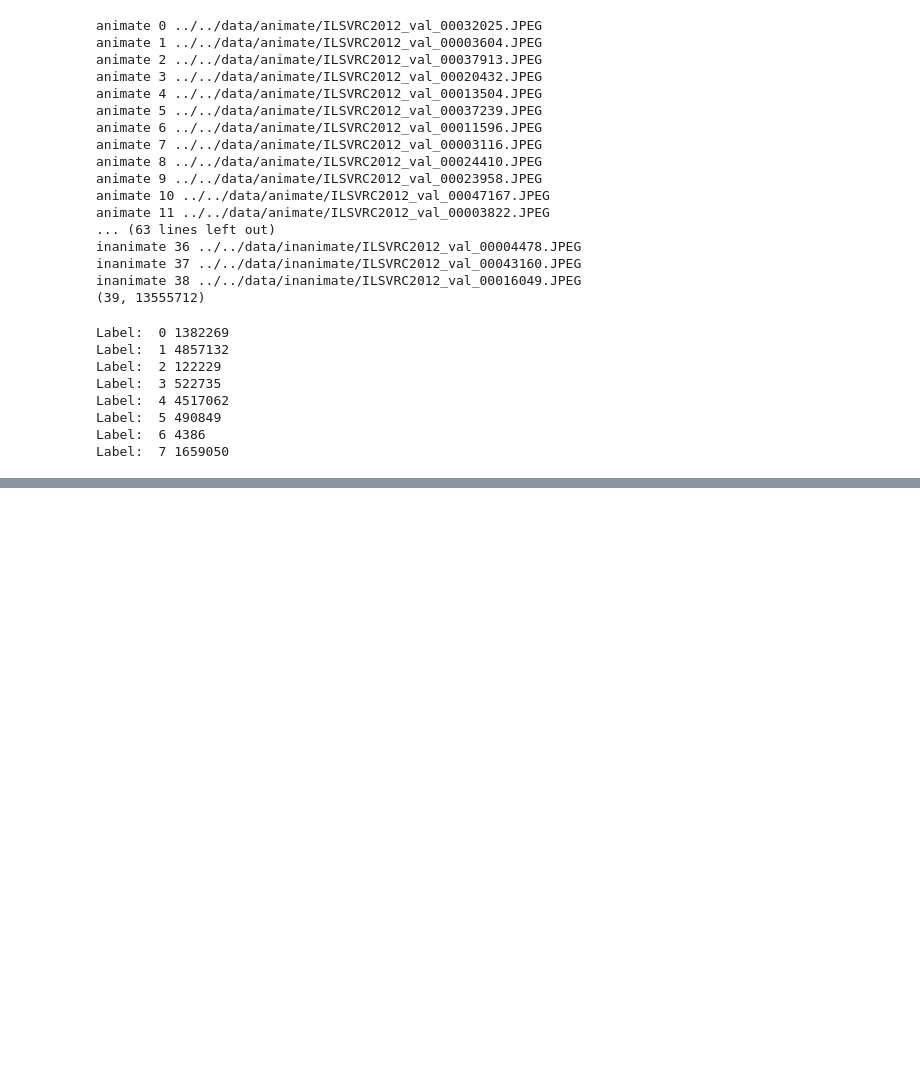
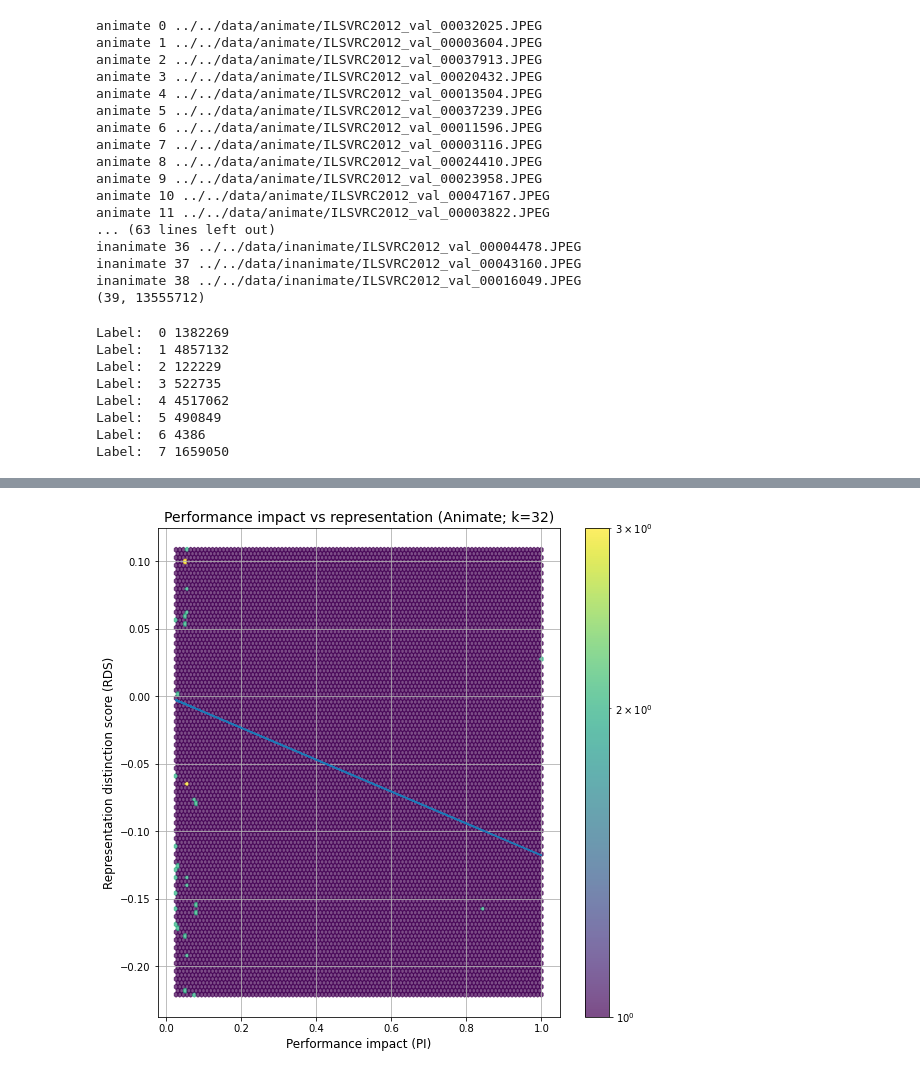
Before and after one commit to SNaGLab/Cognitive-Parcellation, a Jupyter notebook: code/models/vgg16_lesion.ipynb, the cells around one changed output, grey strips where cells are left out. Drawn from its saved outputs; the diff is of its cells as text; code cells hidden in the pictures; blank space fills up the shorter version.

Commit message:
Updated the code with RSA Ablation and Grid experiments

```diff
--- a/code/models/vgg16_lesion.ipynb
+++ b/code/models/vgg16_lesion.ipynb
@@ -2119,0 +2304,13 @@ plt.legend(title='Legend')
+# %%
+fig, ax = plt.subplots(figsize=(9,9))
+hb =plt.hexbin(x,y,alpha=0.7, bins='log')
+ax.ticklabel_format(style='plain')
+plt.colorbar(hb)
+plt.xlabel('Performance impact (PI)', fontsize=12)
+plt.ylabel('Representation distinction score (RDS)', fontsize=12)
+plt.plot(x, line(x, a), label='fit')
+plt.title('Performance impact vs representation (Animate; k=32)', fontsize=14)
+plt.grid()
+plt.savefig('../../animate_vgg16_32.png')
+# %% [output]
+[figure, added]
```
Also changed, not shown: parts of 9 cells of this notebook, 1 other file.
